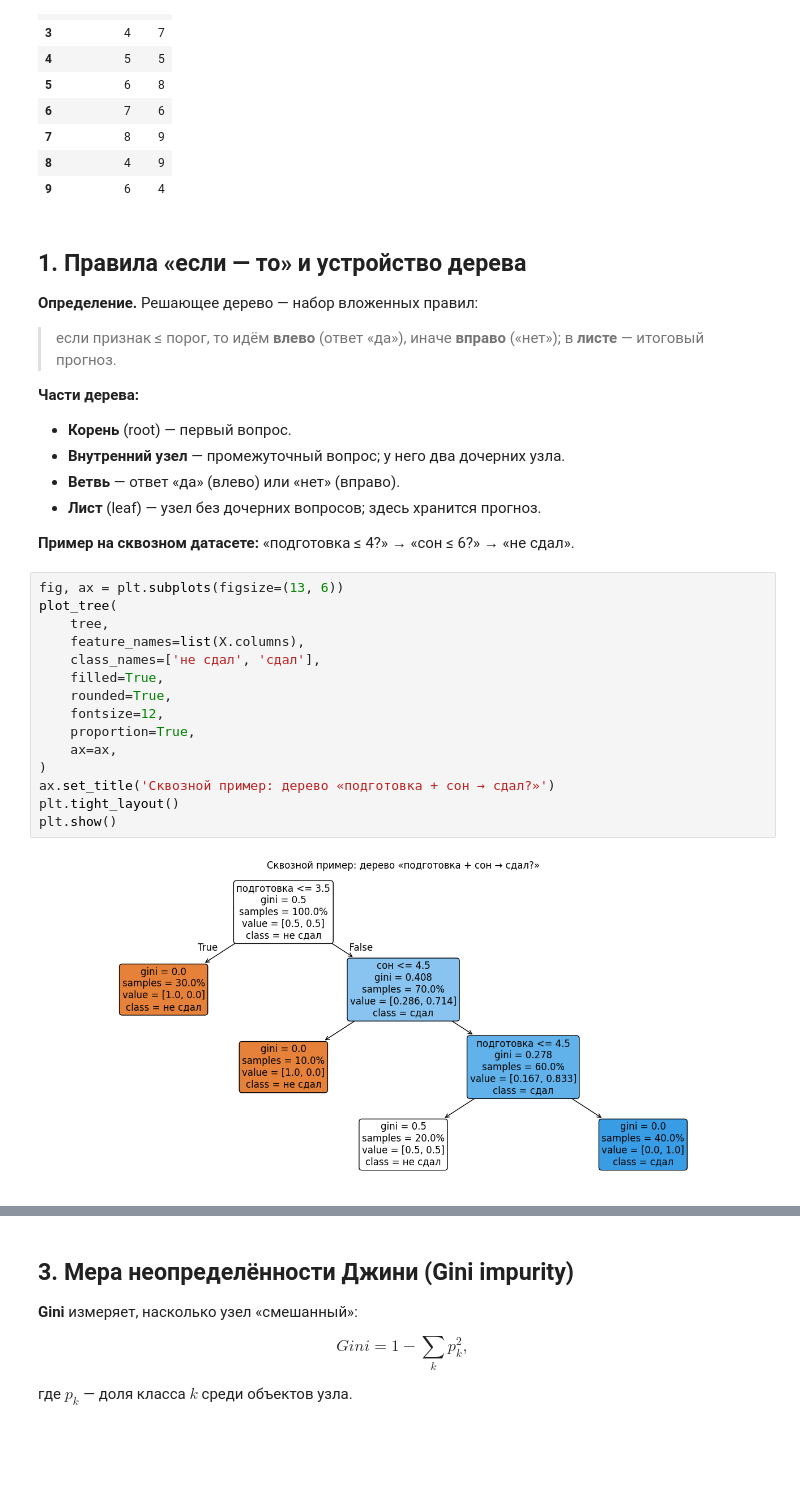
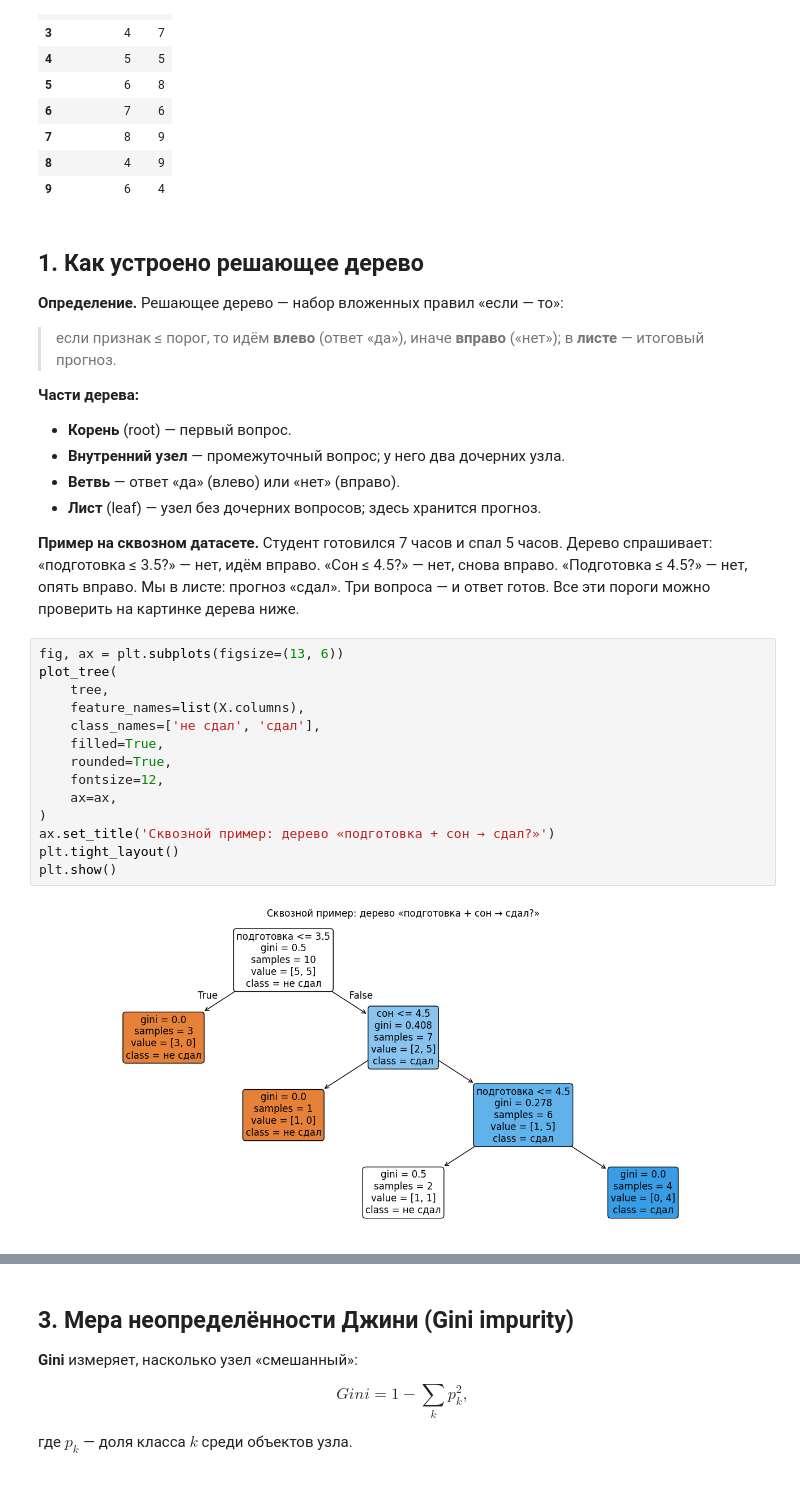
Before and after one commit to gurovic/ml-speckurs, a Jupyter notebook: Урок_31_Решающее_дерево_Теория/Урок_31_Решающее_дерево.ipynb, the cells around one changed output, grey strips where cells are left out. Cells and saved outputs as stored; diff of their text form; blank space fills up the shorter version.

```diff
--- a/Урок_31_Решающее_дерево_Теория/Урок_31_Решающее_дерево.ipynb
+++ b/Урок_31_Решающее_дерево_Теория/Урок_31_Решающее_дерево.ipynb
@@ -49,9 +59,9 @@ X
 | 8 | 4 | 9 |
 | 9 | 6 | 4 |
 # %% [markdown]
-## 1. Правила «если — то» и устройство дерева
+## 1. Как устроено решающее дерево
 
-**Определение.** Решающее дерево — набор вложенных правил:
+**Определение.** Решающее дерево — набор вложенных правил «если — то»:
 
 > если признак ≤ порог, то идём **влево** (ответ «да»), иначе **вправо** («нет»); в **листе** — итоговый прогноз.
 
@@ -61,21 +71,20 @@ X
 - **Ветвь** — ответ «да» (влево) или «нет» (вправо).
 - **Лист** (leaf) — узел без дочерних вопросов; здесь хранится прогноз.
 
-**Пример на сквозном датасете:** «подготовка ≤ 4?» → «сон ≤ 6?» → «не сдал».
+**Пример на сквозном датасете.** Студент готовился 7 часов и спал 5 часов. Дерево спрашивает: «подготовка ≤ 3.5?» — нет, идём вправо. «Сон ≤ 4.5?» — нет, снова вправо. «Подготовка ≤ 4.5?» — нет, опять вправо. Мы в листе: прогноз «сдал». Три вопроса — и ответ готов. Все эти пороги можно проверить на картинке дерева ниже.
 # %%
 fig, ax = plt.subplots(figsize=(13, 6))
 plot_tree(
     tree,
     feature_names=list(X.columns),
     class_names=['не сдал', 'сдал'],
     filled=True,
     rounded=True,
     fontsize=12,
-    proportion=True,
     ax=ax,
 )
 ax.set_title('Сквозной пример: дерево «подготовка + сон → сдал?»')
 plt.tight_layout()
 plt.show()
 # %% [output]
-[figure, old version]
+[figure, new version]
```
Also changed, not shown: parts of 72 cells of this notebook, 20 other files.
